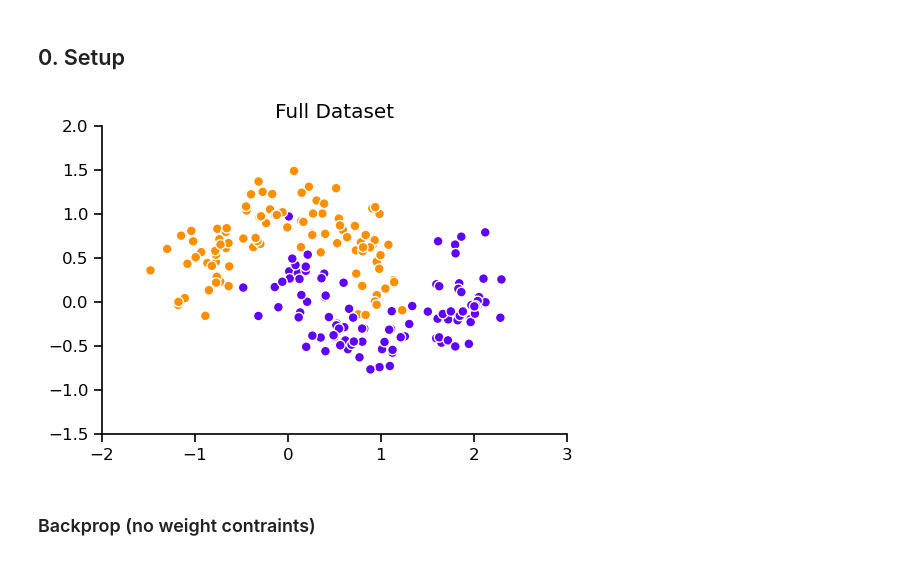
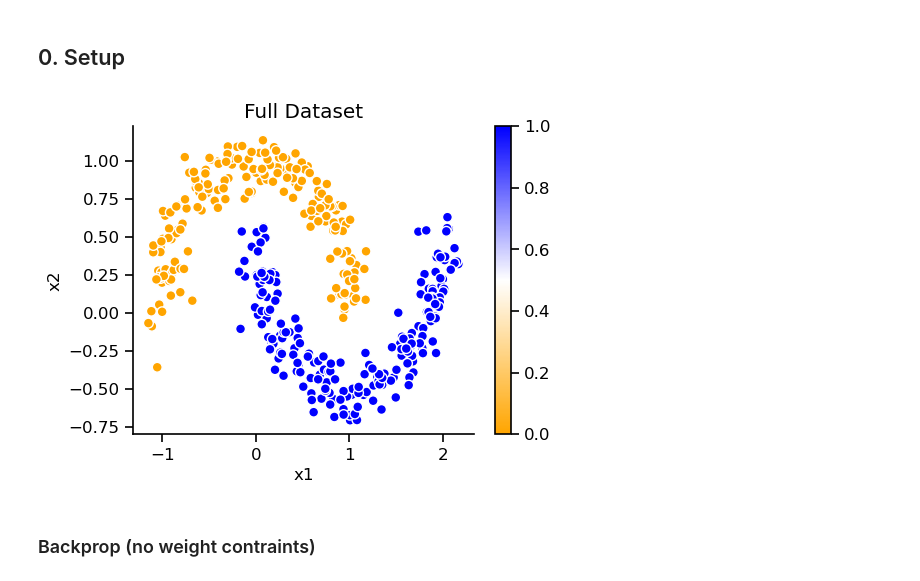
Before and after one commit to Milstein-Lab/EIANN, a Jupyter notebook: EIANN/notebooks/Binary_classifier_1hidden.ipynb, the cells around one changed output. Cells and saved outputs as stored; diff of their text form; code cells hidden in the pictures.

```diff
--- a/EIANN/notebooks/Binary_classifier_1hidden.ipynb
+++ b/EIANN/notebooks/Binary_classifier_1hidden.ipynb
@@ -13,8 +14,12 @@ import EIANN.plot as pt
 pt.update_plot_defaults()
 # %%
 # Load dataset
-X,y = datasets.make_moons(n_samples=200, shuffle=True, noise=0.2, random_state=42)
-X_train, X_test, y_train, y_test = train_test_split(X, y, test_size=0.3, random_state=42)
+n_samples = 400
+X,y = datasets.make_moons(n_samples=n_samples, shuffle=True, noise=0.1, random_state=42)
+# X,y = datasets.make_circles(n_samples=n_samples, shuffle=True, noise=0.1, factor=0.2, random_state=42)
+# X,y = datasets.make_blobs(n_samples=n_samples, n_features=2, centers=2, shuffle=True, random_state=42)
+
+X_train, X_test, y_train, y_test = train_test_split(X, y, test_size=0.5, random_state=42)
 
 # Add index to train & test data
 train_dataset = []
@@ -39,14 +44,16 @@ epochs = 30
 data_seed = 0
 network_seed = 42
 # %%
-plt.figure(figsize=(6,4))
-plt.scatter(X[:,0], X[:,1], 50, edgecolors='w', c=y, cmap=plt.cm.hsv, vmin=-0.15, vmax=1.4)
+plt.figure(figsize=(5.5,4))
+cmap = matplotlib.colors.LinearSegmentedColormap.from_list("", ["orange", "white", "blue"])
+plt.scatter(X[:,0], X[:,1], 50, edgecolors='w', c=y, cmap=cmap, vmin=0, vmax=1)
+plt.colorbar()
+plt.xlabel('x1')
+plt.ylabel('x2')
 plt.title('Full Dataset')
-plt.xlim(-2,3)
-plt.ylim(-1.5,2)
 plt.show()
 # %% [output]
-[figure, old version]
+[figure, new version]
 # %% [markdown]
 ### Backprop (no weight contraints)
 # %%
```
Also changed, not shown: parts of 9 cells of this notebook, 9 other files.
